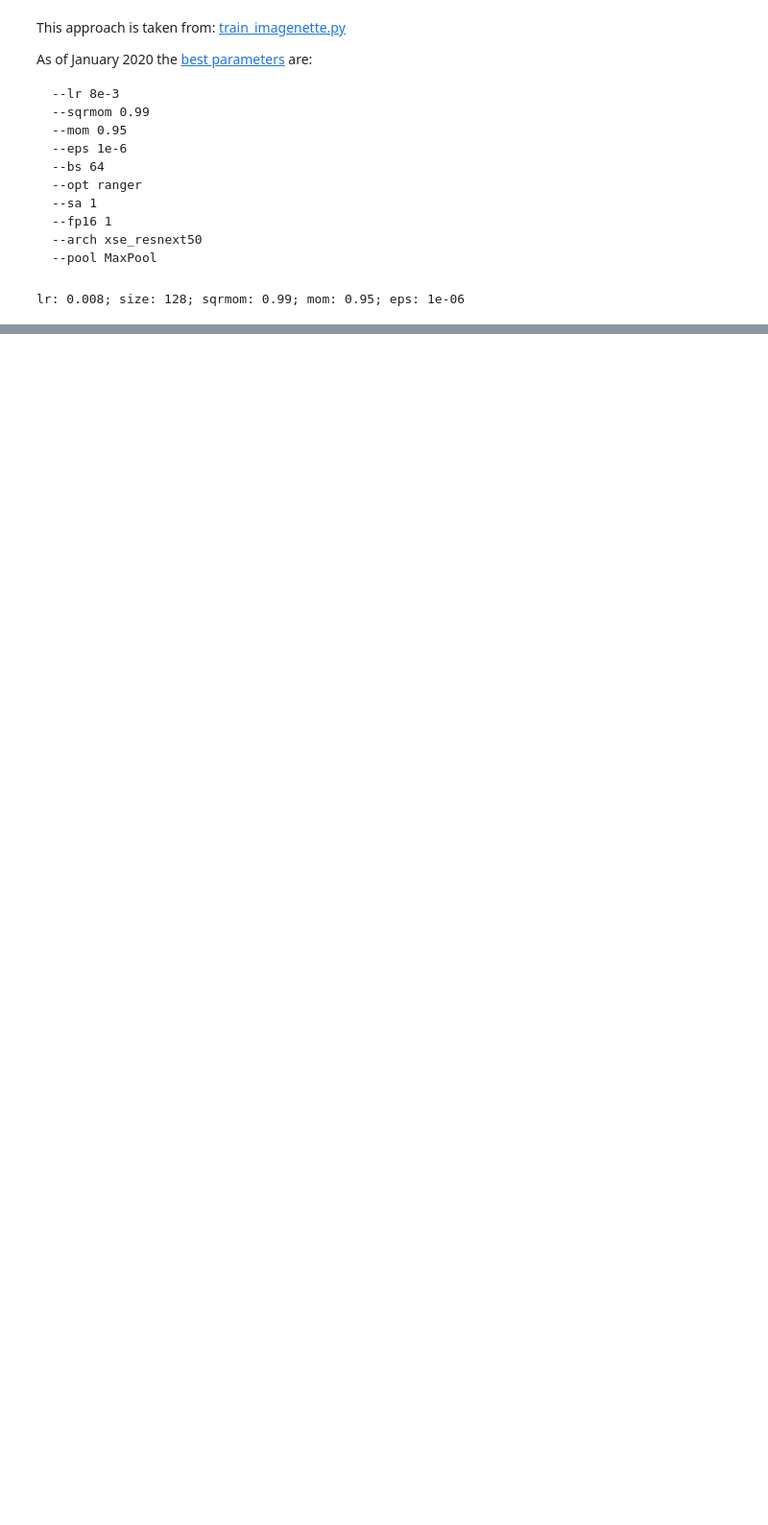
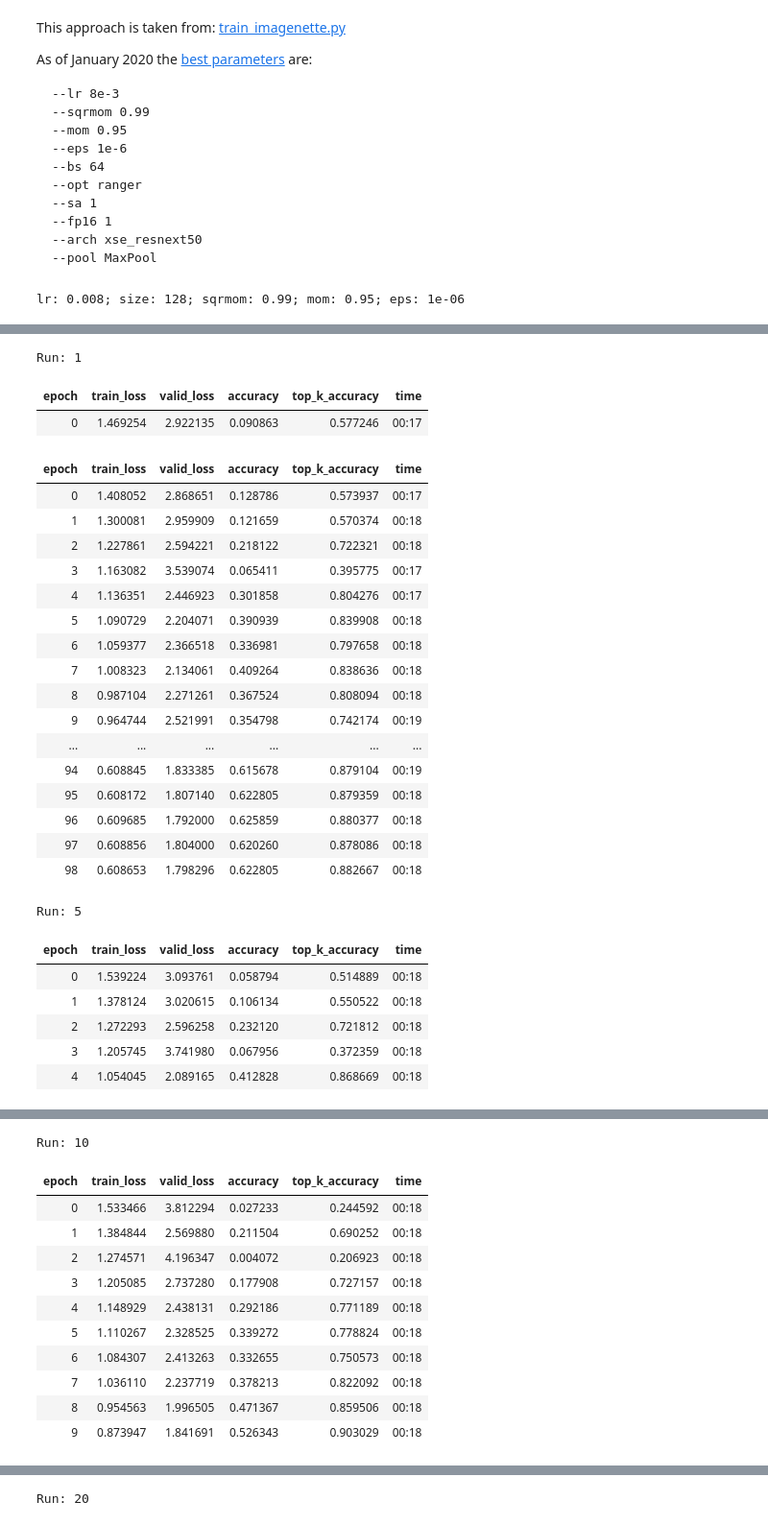
Before and after one commit to JoshVarty/SelfSupervisedLearning, a Jupyter notebook: 03_DownstreamTask_ImageWang.ipynb, the cells around one changed output, grey strips where cells are left out. Shown: that part at 96% size. Saved outputs shown, nothing was run; the diff lists cells and outputs as text; code cells hidden in the pictures; blank space fills up the shorter version.

```diff
--- a/03_DownstreamTask_ImageWang.ipynb
+++ b/03_DownstreamTask_ImageWang.ipynb
@@ -294,0 +480,60 @@ So it looks like we get
+# %%
+fine_tune_epochs = [1, 5, 10, 20]
+for fine_tune_epoch in fine_tune_epochs:
+        print()
+        print(f'Run: {fine_tune_epoch}')
+        #CHANGE: No self-attention
+        sa = 0
+        learn = Learner(dbunch, m(c_out=20, act_cls=torch.nn.ReLU, sa=sa, sym=sym, pool=pool), opt_func=opt_func, \
+                metrics=[accuracy,top_k_accuracy], loss_func=LabelSmoothingCrossEntropy())
+        if dump: print(learn.model); exit()
+        if fp16: learn = learn.to_fp16()
+        cbs = MixUp(mixup) if mixup else []
+        #n_gpu = torch.cuda.device_count()
+        #if gpu is None and n_gpu: learn.to_parallel()
+        if num_distrib()>1: learn.to_distributed(gpu) # Requires `-m fastai.launch`
+
+        # Train 15 epochs w/ frozen head
+        state_dict = torch.load('imagewang_patches_15_epochs.pth')
+
+        # HACK: If we don't have all of the parameters for our learner, we get an error
+        linear_layer = learn.model[-1]
+        state_dict['11.weight'] = linear_layer.weight
+        state_dict['11.bias'] = linear_layer.bias
+
+        learn.model.load_state_dict(state_dict)
+
+        # One epoch of fine-tuning
+        learn.freeze()
+        learn.fit_flat_cos(fine_tune_epoch, lr, wd=1e-2, cbs=cbs)
+        # Remainder is train_imagenette.py approach, but with discriminitive learning rates
+        learn.unfreeze()
+        learn.fit_flat_cos(epochs - fine_tune_epoch, slice(lr//100, lr), wd=1e-2, cbs=cbs)
+# %% [output]
+Run: 1
+| epoch | train_loss | valid_loss | accuracy | top_k_accuracy | time |
+| 0 | 1.469254 | 2.922135 | 0.090863 | 0.577246 | 00:17 |
+| epoch | train_loss | valid_loss | accuracy | top_k_accuracy | time |
+| 0 | 1.408052 | 2.868651 | 0.128786 | 0.573937 | 00:17 |
+| 1 | 1.300081 | 2.959909 | 0.121659 | 0.570374 | 00:18 |
+| 2 | 1.227861 | 2.594221 | 0.218122 | 0.722321 | 00:18 |
+| 3 | 1.163082 | 3.539074 | 0.065411 | 0.395775 | 00:17 |
+| 4 | 1.136351 | 2.446923 | 0.301858 | 0.804276 | 00:17 |
+| 5 | 1.090729 | 2.204071 | 0.390939 | 0.839908 | 00:18 |
+| 6 | 1.059377 | 2.366518 | 0.336981 | 0.797658 | 00:18 |
+| 7 | 1.008323 | 2.134061 | 0.409264 | 0.838636 | 00:18 |
+| 8 | 0.987104 | 2.271261 | 0.367524 | 0.808094 | 00:18 |
+| 9 | 0.964744 | 2.521991 | 0.354798 | 0.742174 | 00:19 |
+| ... | ... | ... | ... | ... | ... |
+| 94 | 0.608845 | 1.833385 | 0.615678 | 0.879104 | 00:19 |
+| 95 | 0.608172 | 1.807140 | 0.622805 | 0.879359 | 00:18 |
+| 96 | 0.609685 | 1.792000 | 0.625859 | 0.880377 | 00:18 |
+| 97 | 0.608856 | 1.804000 | 0.620260 | 0.878086 | 00:18 |
+| 98 | 0.608653 | 1.798296 | 0.622805 | 0.882667 | 00:18 |
+Run: 5
+| epoch | train_loss | valid_loss | accuracy | top_k_accuracy | time |
+| 0 | 1.539224 | 3.093761 | 0.058794 | 0.514889 | 00:18 |
+| 1 | 1.378124 | 3.020615 | 0.106134 | 0.550522 | 00:18 |
+| 2 | 1.272293 | 2.596258 | 0.232120 | 0.721812 | 00:18 |
+| 3 | 1.205745 | 3.741980 | 0.067956 | 0.372359 | 00:18 |
+| 4 | 1.054045 | 2.089165 | 0.412828 | 0.868669 | 00:18 |
@@ -294,0 +557,12 @@ So it looks like we get
+Run: 10
+| epoch | train_loss | valid_loss | accuracy | top_k_accuracy | time |
+| 0 | 1.533466 | 3.812294 | 0.027233 | 0.244592 | 00:18 |
+| 1 | 1.384844 | 2.569880 | 0.211504 | 0.690252 | 00:18 |
+| 2 | 1.274571 | 4.196347 | 0.004072 | 0.206923 | 00:18 |
+| 3 | 1.205085 | 2.737280 | 0.177908 | 0.727157 | 00:18 |
+| 4 | 1.148929 | 2.438131 | 0.292186 | 0.771189 | 00:18 |
+| 5 | 1.110267 | 2.328525 | 0.339272 | 0.778824 | 00:18 |
+| 6 | 1.084307 | 2.413263 | 0.332655 | 0.750573 | 00:18 |
+| 7 | 1.036110 | 2.237719 | 0.378213 | 0.822092 | 00:18 |
+| 8 | 0.954563 | 1.996505 | 0.471367 | 0.859506 | 00:18 |
+| 9 | 0.873947 | 1.841691 | 0.526343 | 0.903029 | 00:18 |
@@ -294,0 +586 @@ So it looks like we get
+Run: 20
```
Also changed, not shown: parts of 47 cells of this notebook.
